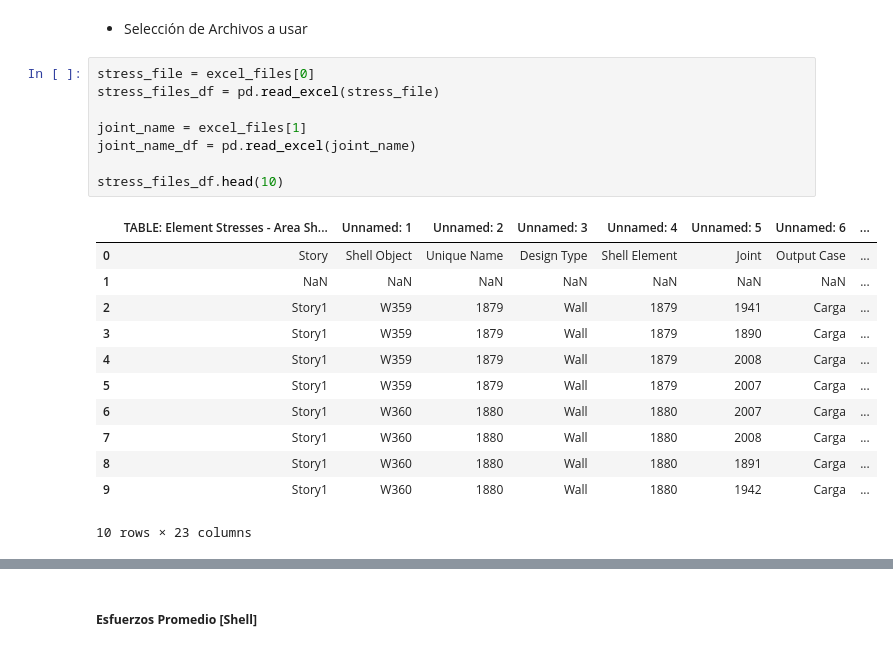
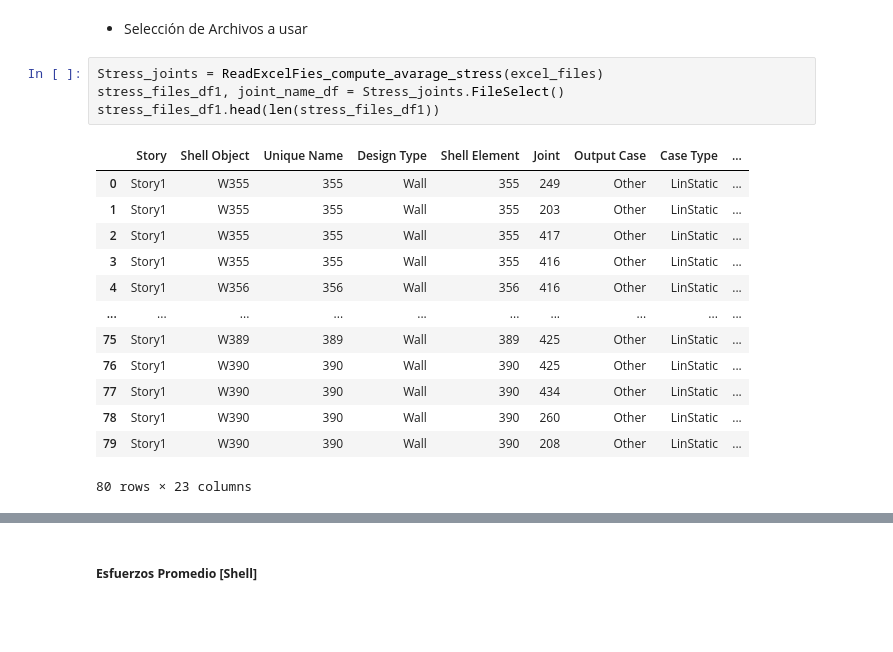
Before and after one commit to Normando1945/Repo_Computational_Methods, a Jupyter notebook: examples/Simple_FEM_processing.ipynb, the cells around one changed output, grey strips where cells are left out. Saved outputs shown, nothing was run; the diff lists cells and outputs as text; blank space fills up the shorter version.

```diff
--- a/examples/Simple_FEM_processing.ipynb
+++ b/examples/Simple_FEM_processing.ipynb
@@ -418,23 +425,20 @@ excel_files_df.head(len(excel_files_df))
 # %% [markdown]
 * Selección de Archivos a usar
 # %%
-stress_file = excel_files[0]
-stress_files_df = pd.read_excel(stress_file)
-
-joint_name = excel_files[1]
-joint_name_df = pd.read_excel(joint_name)
-
-stress_files_df.head(10)
+Stress_joints = ReadExcelFies_compute_avarage_stress(excel_files)
+stress_files_df1, joint_name_df = Stress_joints.FileSelect()
+stress_files_df1.head(len(stress_files_df1))
 # %% [output]
-|  | TABLE: Element Stresses - Area Sh... | Unnamed: 1 | Unnamed: 2 | Unnamed: 3 | Unnamed: 4 | Unnamed: 5 | Unnamed: 6 | ... |
-| 0 | Story | Shell Object | Unique Name | Design Type | Shell Element | Joint | Output Case | ... |
-| 1 | NaN | NaN | NaN | NaN | NaN | NaN | NaN | ... |
-| 2 | Story1 | W359 | 1879 | Wall | 1879 | 1941 | Carga | ... |
-| 3 | Story1 | W359 | 1879 | Wall | 1879 | 1890 | Carga | ... |
-| 4 | Story1 | W359 | 1879 | Wall | 1879 | 2008 | Carga | ... |
-| 5 | Story1 | W359 | 1879 | Wall | 1879 | 2007 | Carga | ... |
-| 6 | Story1 | W360 | 1880 | Wall | 1880 | 2007 | Carga | ... |
-| 7 | Story1 | W360 | 1880 | Wall | 1880 | 2008 | Carga | ... |
-| 8 | Story1 | W360 | 1880 | Wall | 1880 | 1891 | Carga | ... |
-| 9 | Story1 | W360 | 1880 | Wall | 1880 | 1942 | Carga | ... |
+|  | Story | Shell Object | Unique Name | Design Type | Shell Element | Joint | Output Case | Case Type | ... |
+| 0 | Story1 | W355 | 355 | Wall | 355 | 249 | Other | LinStatic | ... |
+| 1 | Story1 | W355 | 355 | Wall | 355 | 203 | Other | LinStatic | ... |
+| 2 | Story1 | W355 | 355 | Wall | 355 | 417 | Other | LinStatic | ... |
+| 3 | Story1 | W355 | 355 | Wall | 355 | 416 | Other | LinStatic | ... |
+| 4 | Story1 | W356 | 356 | Wall | 356 | 416 | Other | LinStatic | ... |
+| ... | ... | ... | ... | ... | ... | ... | ... | ... | ... |
+| 75 | Story1 | W389 | 389 | Wall | 389 | 425 | Other | LinStatic | ... |
+| 76 | Story1 | W390 | 390 | Wall | 390 | 425 | Other | LinStatic | ... |
+| 77 | Story1 | W390 | 390 | Wall | 390 | 434 | Other | LinStatic | ... |
+| 78 | Story1 | W390 | 390 | Wall | 390 | 260 | Other | LinStatic | ... |
+| 79 | Story1 | W390 | 390 | Wall | 390 | 208 | Other | LinStatic | ... |
-10 rows × 23 columns
+80 rows × 23 columns
```
Also changed, not shown: parts of 15 cells of this notebook, 10 other files.
